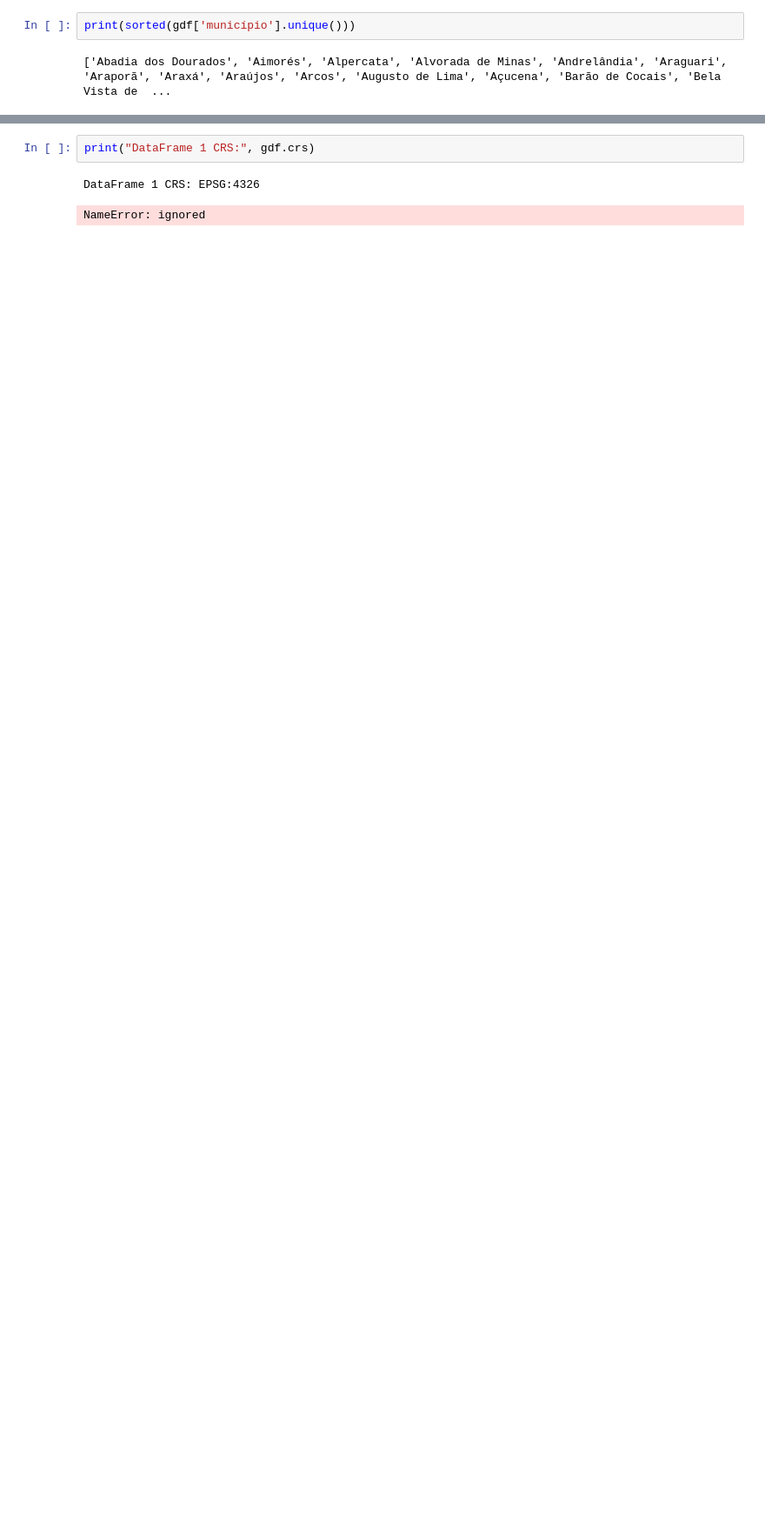
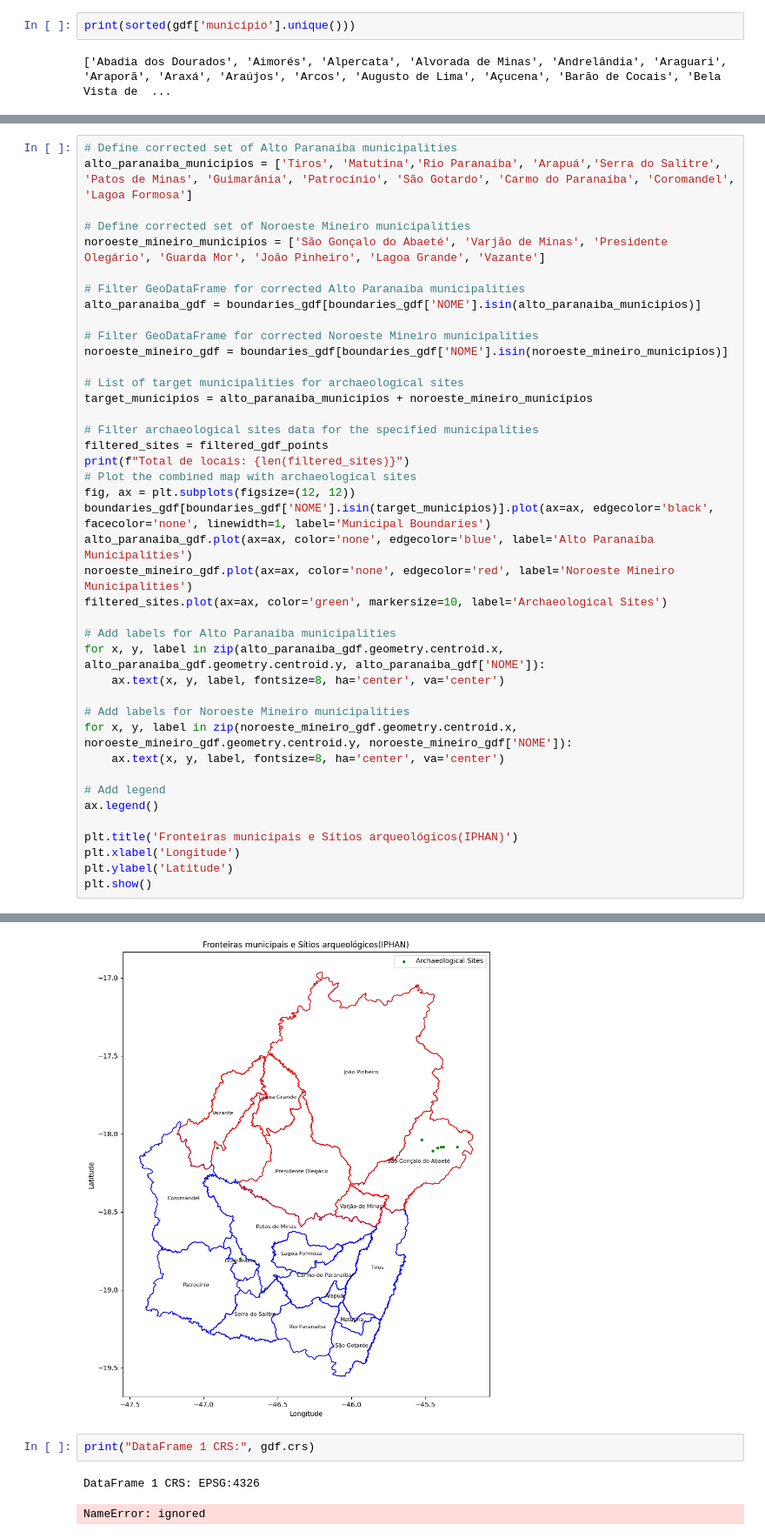
Before and after one commit to alandgmendes/arch-sites-analysis, a Jupyter notebook: Untitled.ipynb, the cells around one changed output, grey strips where cells are left out. Shown at 87% size. Drawn from its saved outputs; the diff is of its cells as text; blank space fills up the shorter version.

```diff
--- a/Untitled.ipynb
+++ b/Untitled.ipynb
@@ -206,0 +397,42 @@ ERROR:fiona._env:fread(2585) failed on DBF file.
+# %%
+# Define corrected set of Alto Paranaíba municipalities
+alto_paranaiba_municipios = ['Tiros', 'Matutina','Rio Paranaíba', 'Arapuá','Serra do Salitre', 'Patos de Minas', 'Guimarânia', 'Patrocínio', 'São Gotardo', 'Carmo do Paranaíba', 'Coromandel', 'Lagoa Formosa']
+
+# Define corrected set of Noroeste Mineiro municipalities
+noroeste_mineiro_municipios = ['São Gonçalo do Abaeté', 'Varjão de Minas', 'Presidente Olegário', 'Guarda Mor', 'João Pinheiro', 'Lagoa Grande', 'Vazante']
+
+# Filter GeoDataFrame for corrected Alto Paranaíba municipalities
+alto_paranaiba_gdf = boundaries_gdf[boundaries_gdf['NOME'].isin(alto_paranaiba_municipios)]
+
+# Filter GeoDataFrame for corrected Noroeste Mineiro municipalities
+noroeste_mineiro_gdf = boundaries_gdf[boundaries_gdf['NOME'].isin(noroeste_mineiro_municipios)]
+
+# List of target municipalities for archaeological sites
+target_municipios = alto_paranaiba_municipios + noroeste_mineiro_municipios
+
+# Filter archaeological sites data for the specified municipalities
+filtered_sites = filtered_gdf_points
+print(f"Total de locais: {len(filtered_sites)}")
+# Plot the combined map with archaeological sites
+fig, ax = plt.subplots(figsize=(12, 12))
+boundaries_gdf[boundaries_gdf['NOME'].isin(target_municipios)].plot(ax=ax, edgecolor='black', facecolor='none', linewidth=1, label='Municipal Boundaries')
+alto_paranaiba_gdf.plot(ax=ax, color='none', edgecolor='blue', label='Alto Paranaíba Municipalities')
+noroeste_mineiro_gdf.plot(ax=ax, color='none', edgecolor='red', label='Noroeste Mineiro Municipalities')
+filtered_sites.plot(ax=ax, color='green', markersize=10, label='Archaeological Sites')
+
+# Add labels for Alto Paranaíba municipalities
+for x, y, label in zip(alto_paranaiba_gdf.geometry.centroid.x, alto_paranaiba_gdf.geometry.centroid.y, alto_paranaiba_gdf['NOME']):
+    ax.text(x, y, label, fontsize=8, ha='center', va='center')
+
+# Add labels for Noroeste Mineiro municipalities
+for x, y, label in zip(noroeste_mineiro_gdf.geometry.centroid.x, noroeste_mineiro_gdf.geometry.centroid.y, noroeste_mineiro_gdf['NOME']):
+    ax.text(x, y, label, fontsize=8, ha='center', va='center')
+
+# Add legend
+ax.legend()
+
+plt.title('Fronteiras municipais e Sítios arqueológicos(IPHAN)')
+plt.xlabel('Longitude')
+plt.ylabel('Latitude')
+plt.show()
+# %% [output]
@@ -207,3 +445,4 @@ ERROR:fiona._env:fread(2585) failed on DBF file.
+[figure, added]
 # %%
 print("DataFrame 1 CRS:", gdf.crs)
 # %% [output]
```
Also changed, not shown: parts of 13 cells of this notebook.
